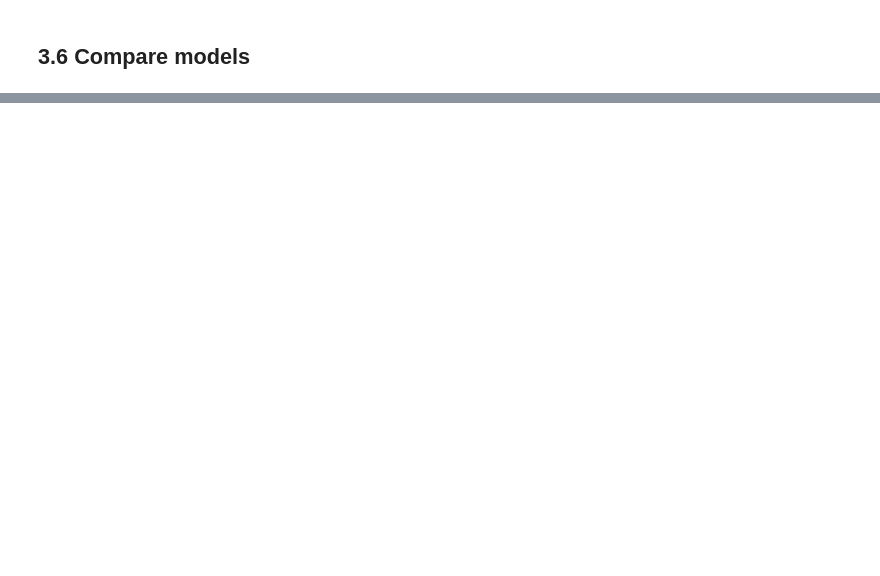
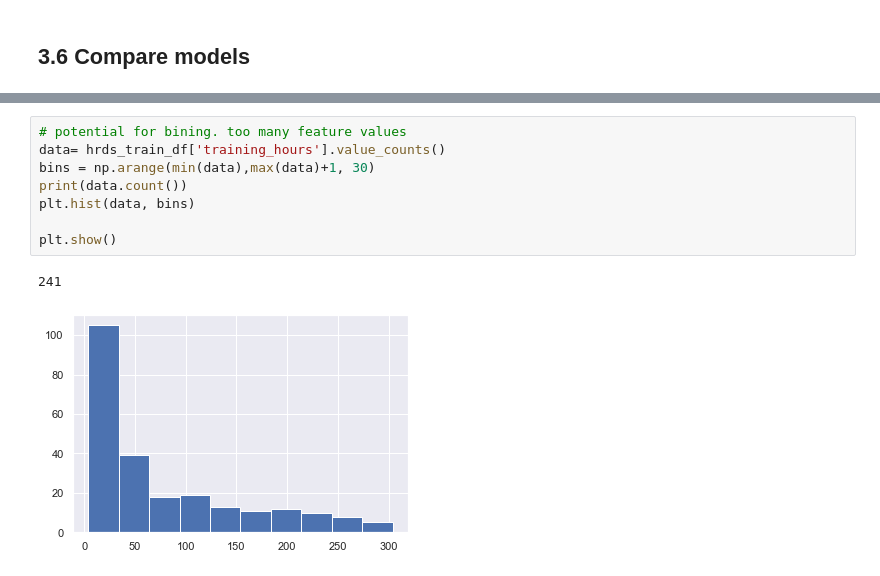
Before and after one commit to mermaidzhang/Job-Change-of-Data-Scientists, a Jupyter notebook: Segment2_code.ipynb, the cells around one changed output, grey strips where cells are left out. Saved outputs shown, nothing was run; the diff lists cells and outputs as text; blank space fills up the shorter version.

```diff
--- a/Segment2_code.ipynb
+++ b/Segment2_code.ipynb
@@ -857,0 +685,11 @@ postgreSQLConnection.close()
+# %%
+# potential for bining. too many feature values
+data= hrds_train_df['training_hours'].value_counts()
+bins = np.arange(min(data),max(data)+1, 30)
+print(data.count())
+plt.hist(data, bins)
+
+plt.show()
+# %% [output]
+241
+[figure, added]
```
Also changed, not shown: parts of 145 cells of this notebook.
